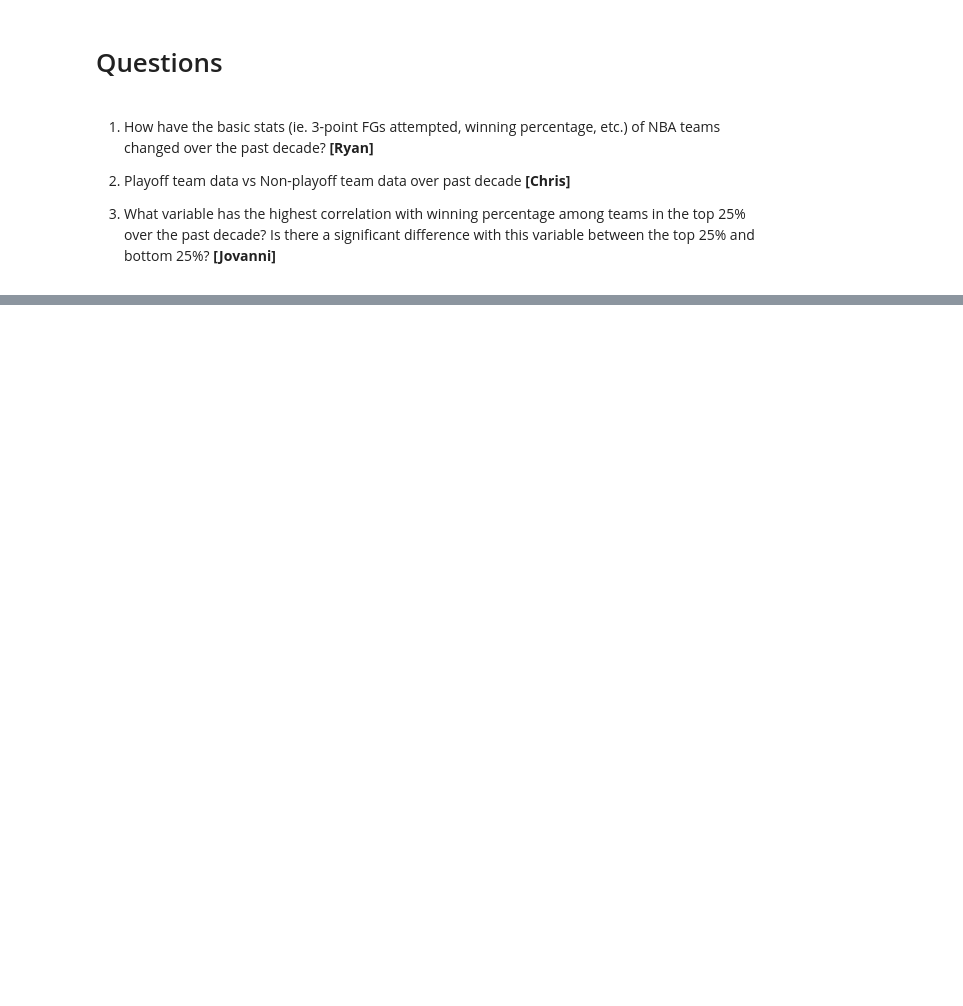
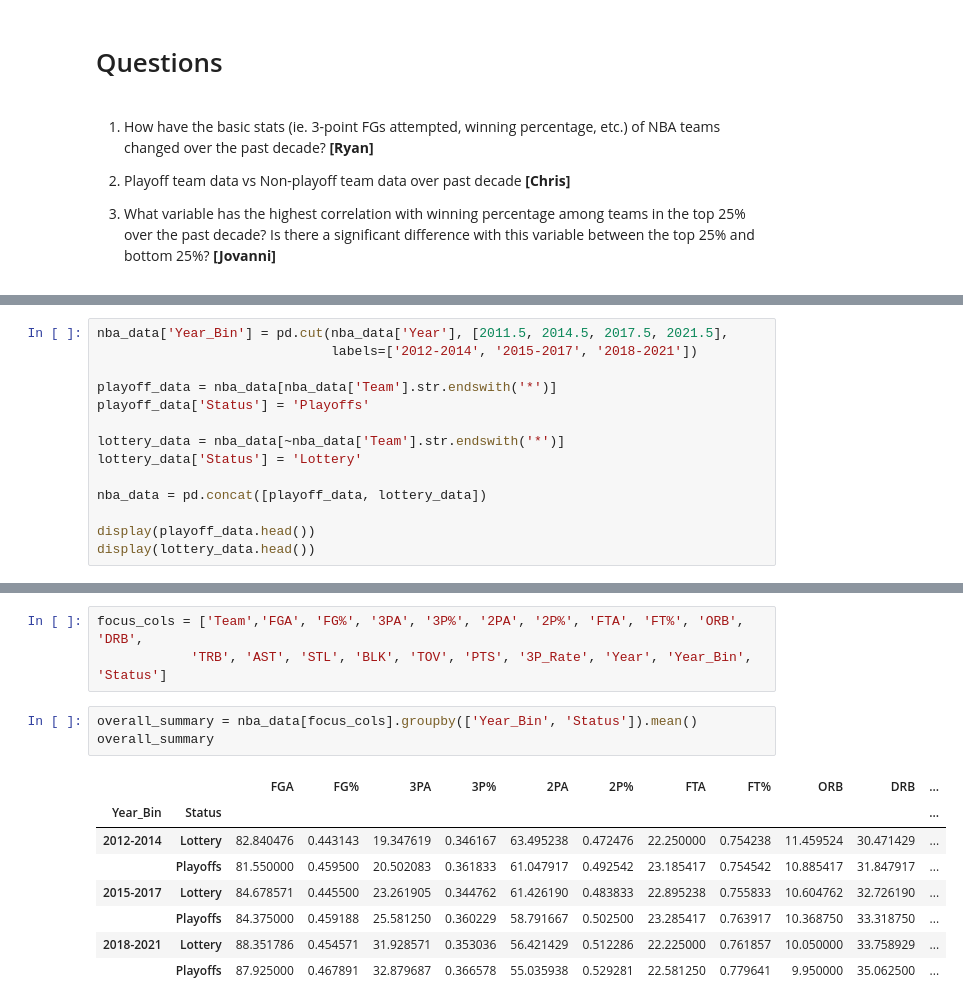
Before and after one commit to cs2027/stat-303-1-project, a Jupyter notebook: final-project.ipynb, the cells around one changed output, grey strips where cells are left out. Cells and saved outputs as stored; diff of their text form; blank space fills up the shorter version.

Commit message:
Split data by playoff vs. non-playoff, initial summary stats

```diff
--- a/final-project.ipynb
+++ b/final-project.ipynb
@@ -79,0 +84,14 @@ Working on year 2021
+# %%
+nba_data['Year_Bin'] = pd.cut(nba_data['Year'], [2011.5, 2014.5, 2017.5, 2021.5],
+                              labels=['2012-2014', '2015-2017', '2018-2021'])
+
+playoff_data = nba_data[nba_data['Team'].str.endswith('*')]
+playoff_data['Status'] = 'Playoffs'
+
+lottery_data = nba_data[~nba_data['Team'].str.endswith('*')]
+lottery_data['Status'] = 'Lottery'
+
+nba_data = pd.concat([playoff_data, lottery_data])
+
+display(playoff_data.head())
+display(lottery_data.head())
@@ -79,0 +113,15 @@ Working on year 2021
+# %%
+focus_cols = ['Team','FGA', 'FG%', '3PA', '3P%', '2PA', '2P%', 'FTA', 'FT%', 'ORB', 'DRB',
+            'TRB', 'AST', 'STL', 'BLK', 'TOV', 'PTS', '3P_Rate', 'Year', 'Year_Bin', 'Status']
+# %%
+overall_summary = nba_data[focus_cols].groupby(['Year_Bin', 'Status']).mean()
+overall_summary
+# %% [output]
+|  |  | FGA | FG% | 3PA | 3P% | 2PA | 2P% | FTA | FT% | ORB | DRB | ... |
+| Year_Bin | Status |  |  |  |  |  |  |  |  |  |  | ... |
+| 2012-2014 | Lottery | 82.840476 | 0.443143 | 19.347619 | 0.346167 | 63.495238 | 0.472476 | 22.250000 | 0.754238 | 11.459524 | 30.471429 | ... |
+|  | Playoffs | 81.550000 | 0.459500 | 20.502083 | 0.361833 | 61.047917 | 0.492542 | 23.185417 | 0.754542 | 10.885417 | 31.847917 | ... |
+| 2015-2017 | Lottery | 84.678571 | 0.445500 | 23.261905 | 0.344762 | 61.426190 | 0.483833 | 22.895238 | 0.755833 | 10.604762 | 32.726190 | ... |
+|  | Playoffs | 84.375000 | 0.459188 | 25.581250 | 0.360229 | 58.791667 | 0.502500 | 23.285417 | 0.763917 | 10.368750 | 33.318750 | ... |
+| 2018-2021 | Lottery | 88.351786 | 0.454571 | 31.928571 | 0.353036 | 56.421429 | 0.512286 | 22.225000 | 0.761857 | 10.050000 | 33.758929 | ... |
+|  | Playoffs | 87.925000 | 0.467891 | 32.879687 | 0.366578 | 55.035938 | 0.529281 | 22.581250 | 0.779641 | 9.950000 | 35.062500 | ... |
```
Also changed, not shown: parts of 10 cells of this notebook.
